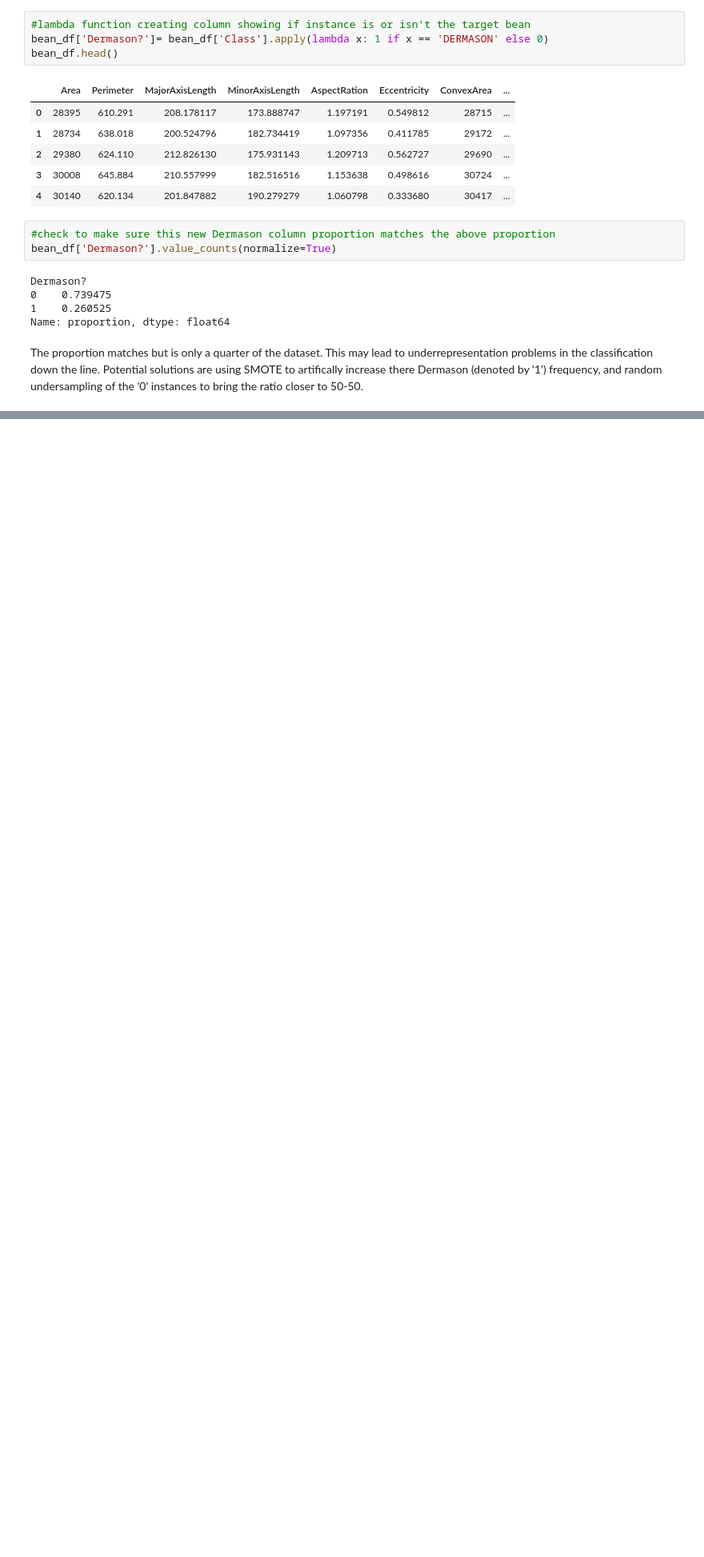
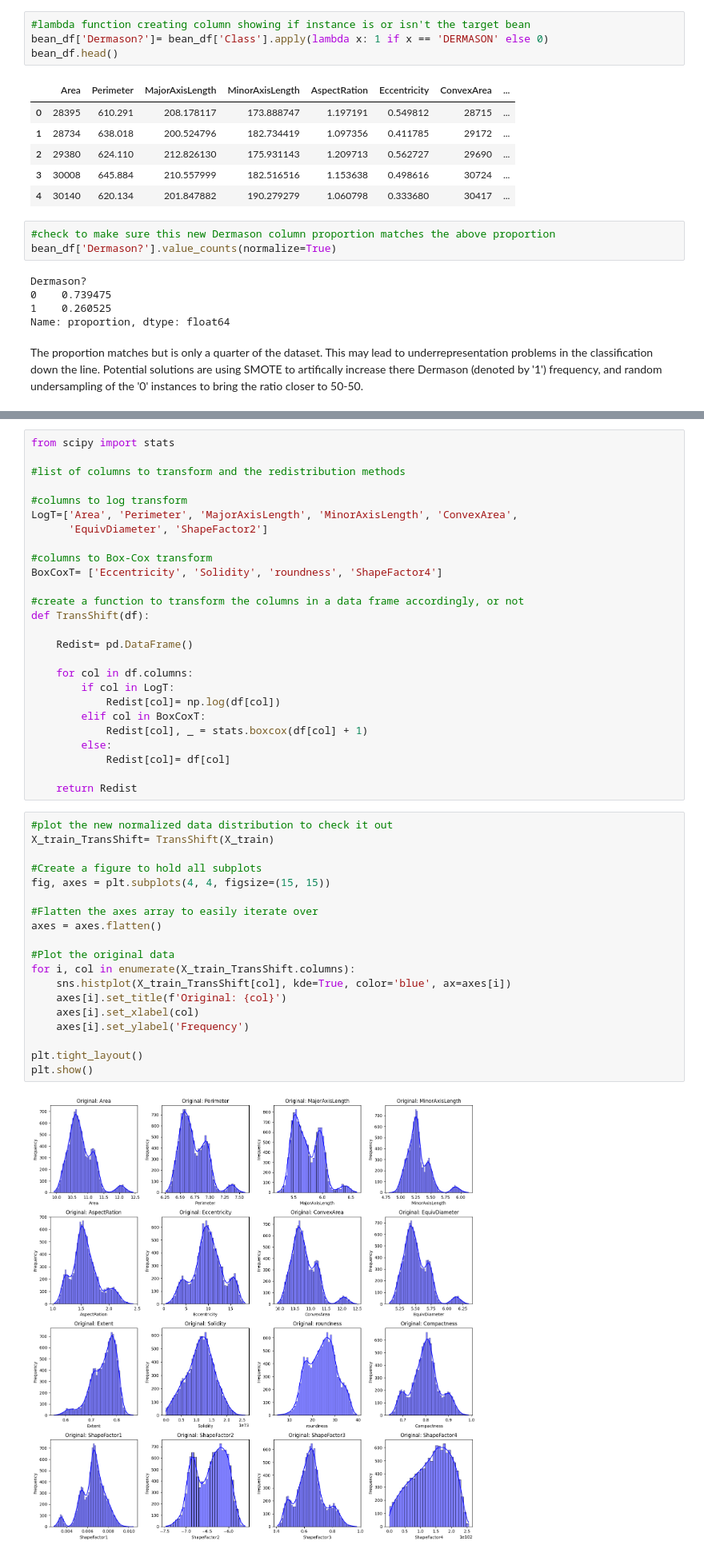
Before and after one commit to AndrewReusche/Bean_recognition_analysis, a Jupyter notebook: V2_exploratory_bean_analysis.ipynb, the cells around one changed output, grey strips where cells are left out. Shown at 80% size. Drawn from its saved outputs; the diff is of its cells as text; blank space fills up the shorter version.

```diff
--- a/V2_exploratory_bean_analysis.ipynb
+++ b/V2_exploratory_bean_analysis.ipynb
@@ -108,0 +227,47 @@ The proportion matches but is only a quarter of the dataset. This may lead to un
+# %%
+from scipy import stats
+
+#list of columns to transform and the redistribution methods
+
+#columns to log transform
+LogT=['Area', 'Perimeter', 'MajorAxisLength', 'MinorAxisLength', 'ConvexArea',
+      'EquivDiameter', 'ShapeFactor2']
+
+#columns to Box-Cox transform
+BoxCoxT= ['Eccentricity', 'Solidity', 'roundness', 'ShapeFactor4']
+
+#create a function to transform the columns in a data frame accordingly, or not
+def TransShift(df):
+
+    Redist= pd.DataFrame()
+
+    for col in df.columns:
+        if col in LogT:
+            Redist[col]= np.log(df[col])
+        elif col in BoxCoxT:
+            Redist[col], _ = stats.boxcox(df[col] + 1)
+        else:
+            Redist[col]= df[col]
+
+    return Redist
+# %%
+#plot the new normalized data distribution to check it out
+X_train_TransShift= TransShift(X_train)
+
+#Create a figure to hold all subplots
+fig, axes = plt.subplots(4, 4, figsize=(15, 15))
+
+#Flatten the axes array to easily iterate over
+axes = axes.flatten()
+
+#Plot the original data
+for i, col in enumerate(X_train_TransShift.columns):
+    sns.histplot(X_train_TransShift[col], kde=True, color='blue', ax=axes[i])
+    axes[i].set_title(f'Original: {col}')
+    axes[i].set_xlabel(col)
+    axes[i].set_ylabel('Frequency')
+
+plt.tight_layout()
+plt.show()
+# %% [output]
+[figure, added]
```
Also changed, not shown: parts of 15 cells of this notebook.
